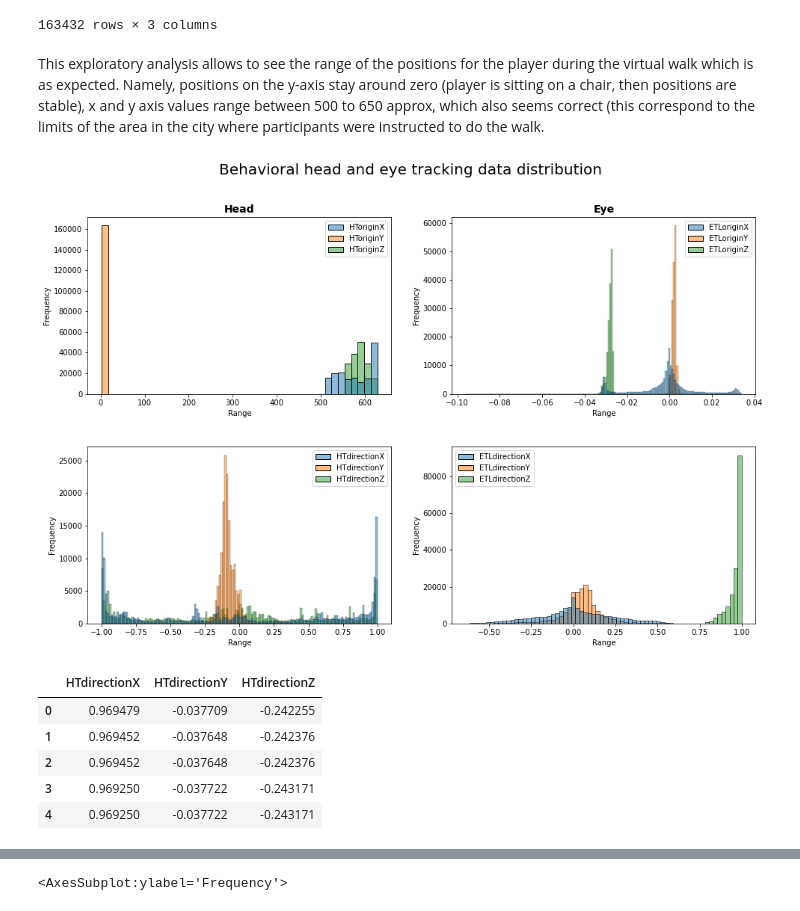
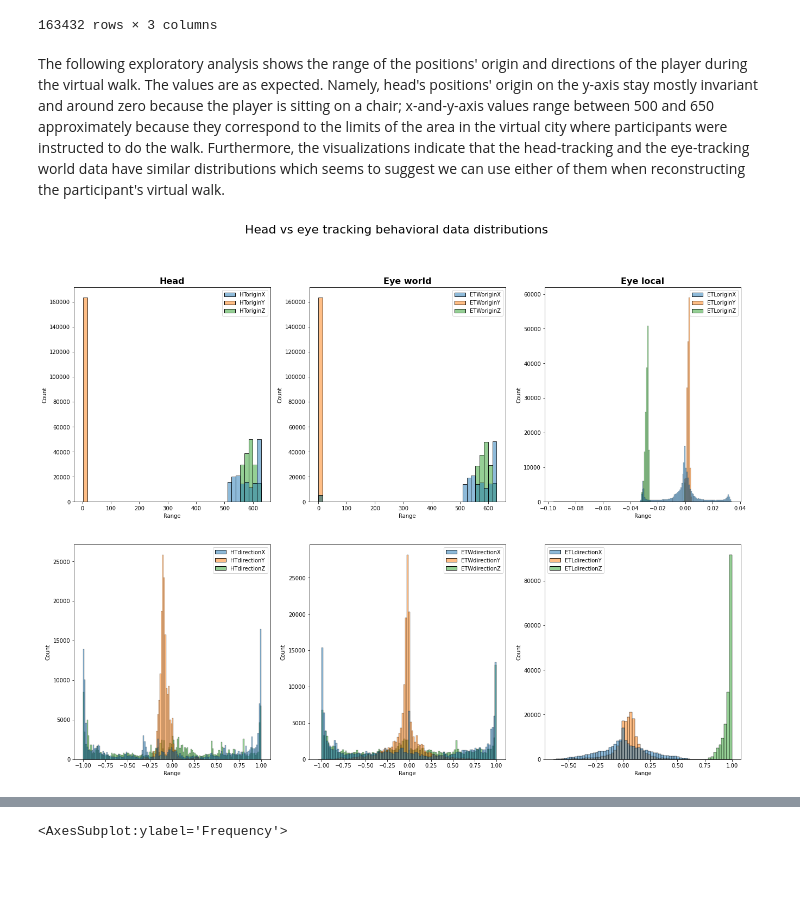
Before and after one commit to JohnMadrid/VillageBehavioralWalk, a Jupyter notebook: positions_filtering.ipynb, the cells around one changed output, grey strips where cells are left out. Saved outputs shown, nothing was run; the diff lists cells and outputs as text; code cells hidden in the pictures; blank space fills up the shorter version.

Commit message:
head vs eye tracking mean distributions

```diff
--- a/positions_filtering.ipynb
+++ b/positions_filtering.ipynb
@@ -133,47 +134,46 @@ player_direction = df_clean[['HTdirectionX', 'HTdirectionY', 'HTdirectionZ']]
 | 163431 | 527.346741 | 2.038489 | 593.384460 |
 163432 rows × 3 columns
 # %% [markdown]
-This exploratory analysis allows to see the range of the positions for the player during the virtual walk which is as expected. Namely, positions on the y-axis stay around zero (player  is sitting on a chair, then positions are stable), x and y axis values range between 500 to 650 approx, which also seems correct (this correspond to the limits of the area in the city where participants were instructed to do the walk.
+The following exploratory analysis shows the range of the positions' origin and directions of the player during the virtual walk. The values are as expected. Namely, head's positions' origin on the y-axis stay mostly invariant and around zero because the player is sitting on a chair; x-and-y-axis values range between 500 and 650 approximately because they correspond to the limits of the area in the virtual city where participants were instructed to do the walk. Furthermore, the visualizations indicate that the head-tracking and the eye-tracking world data have similar distributions which seems to suggest we can use either of them when reconstructing the participant's virtual walk.
 # %%
-fig, ax = plt.subplots(2,2, figsize=(16, 10))
+fig, ax = plt.subplots(2,3, figsize=(22, 16))
 
 # head-tracking distribution
-fig.suptitle("Behavioral head and eye tracking data distribution", fontsize=20)
+fig.suptitle("Head vs eye tracking behavioral data distributions", fontsize=22)
 sns.histplot(df_clean[['HToriginX', 'HToriginY', 'HToriginZ']], ax=ax[0,0])
 ax[0,0].set_xlabel('Range')
-ax[0,0].set_ylabel('Frequency')
+ax[0,0].set_ylabel('Count')
 
 sns.histplot(df_clean[['HTdirectionX', 'HTdirectionY', 'HTdirectionZ']], ax=ax[1,0])
 ax[1,0].set_xlabel('Range')
-ax[1,0].set_ylabel('Frequency')
+ax[1,0].set_ylabel('Count')
 
-# eye-tracking distribution
-sns.histplot(df_clean[["ETLoriginX", "ETLoriginY", "ETLoriginZ"]], ax=ax[0,1])
+# eye-tracking local distribution
+sns.histplot(df_clean[["ETWoriginX", "ETWoriginY", "ETWoriginZ"]], ax=ax[0,1])
 ax[0,1].set_xlabel('Range')
-ax[0,1].set_ylabel('Frequency')
+ax[0,1].set_ylabel('Count')
 
-sns.histplot(df_clean[["ETLdirectionX", "ETLdirectionY", "ETLdirectionZ"]], ax=ax[1,1])
+sns.histplot(df_clean[["ETWdirectionX", "ETWdirectionY", "ETWdirectionZ"]], ax=ax[1,1])
 ax[1,1].set_xlabel('Range')
-ax[1,1].set_ylabel('Frequency')
+ax[1,1].set_ylabel('Count')
 
-col_title = ['Head', 'Eye']
-for i, ax in enumerate(ax.flatten()[:2]):
-    ax.set_title(col_title[i], fontweight='bold', fontsize=14)
+# eye-tracking world distribution
+sns.histplot(df_clean[["ETLdirectionX", "ETLdirectionY", "ETLdirectionZ"]], ax=ax[1,2])
+ax[1,2].set_xlabel('Range')
+ax[1,2].set_ylabel('Count')
+
+sns.histplot(df_clean[["ETLoriginX", "ETLoriginY", "ETLoriginZ"]], ax=ax[0,2])
+ax[0,2].set_xlabel('Range')
+ax[0,2].set_ylabel('Count')
+
+
+col_title = ['Head', 'Eye world', 'Eye local']
+for i, ax in enumerate(ax.flatten()[:3]):
+    ax.set_title(col_title[i], fontweight='bold', fontsize=16)
     i += 1
 
-fig.subplots_adjust(hspace=0.3)
-# Save visualization
+# fig.subplots_adjust(hspace=0.3)
+# Save visualization/
 # plt.savefig('Images/behavioral_distribution.eps', format='eps', dpi=1200)
 # %% [output]
-[figure, old version]
+[figure, new version]
-# %%
-player_direction = df_clean[['HTdirectionX', 'HTdirectionY', 'HTdirectionZ']]
-
-player_direction.head()
-# %% [output]
-|  | HTdirectionX | HTdirectionY | HTdirectionZ |
-| 0 | 0.969479 | -0.037709 | -0.242255 |
-| 1 | 0.969452 | -0.037648 | -0.242376 |
-| 2 | 0.969452 | -0.037648 | -0.242376 |
-| 3 | 0.969250 | -0.037722 | -0.243171 |
-| 4 | 0.969250 | -0.037722 | -0.243171 |
```
Also changed, not shown: parts of 11 cells of this notebook.
